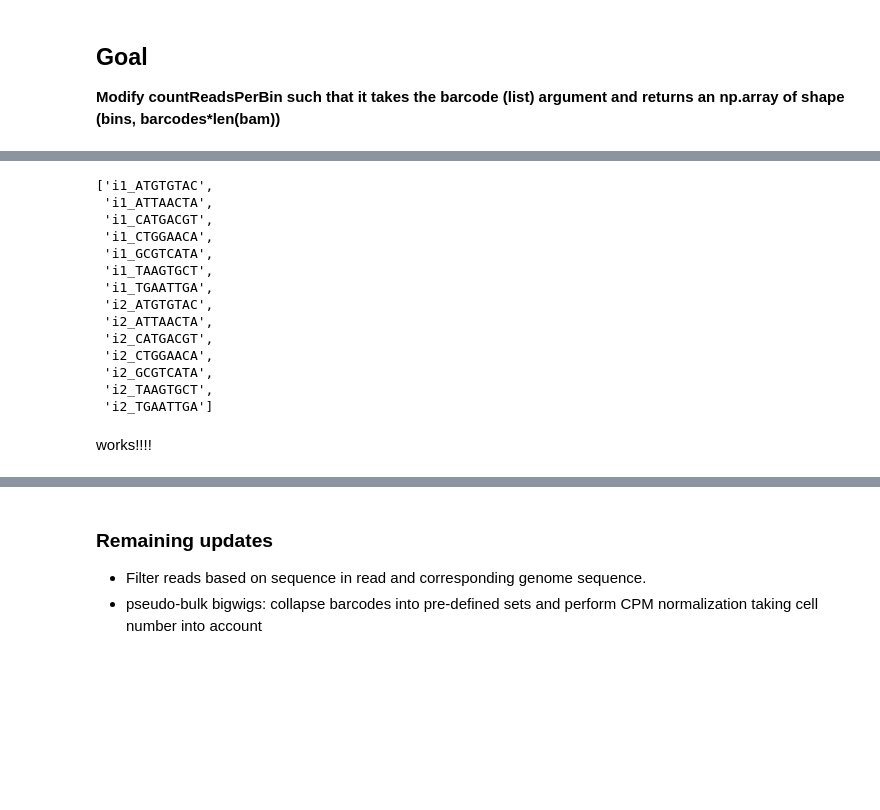
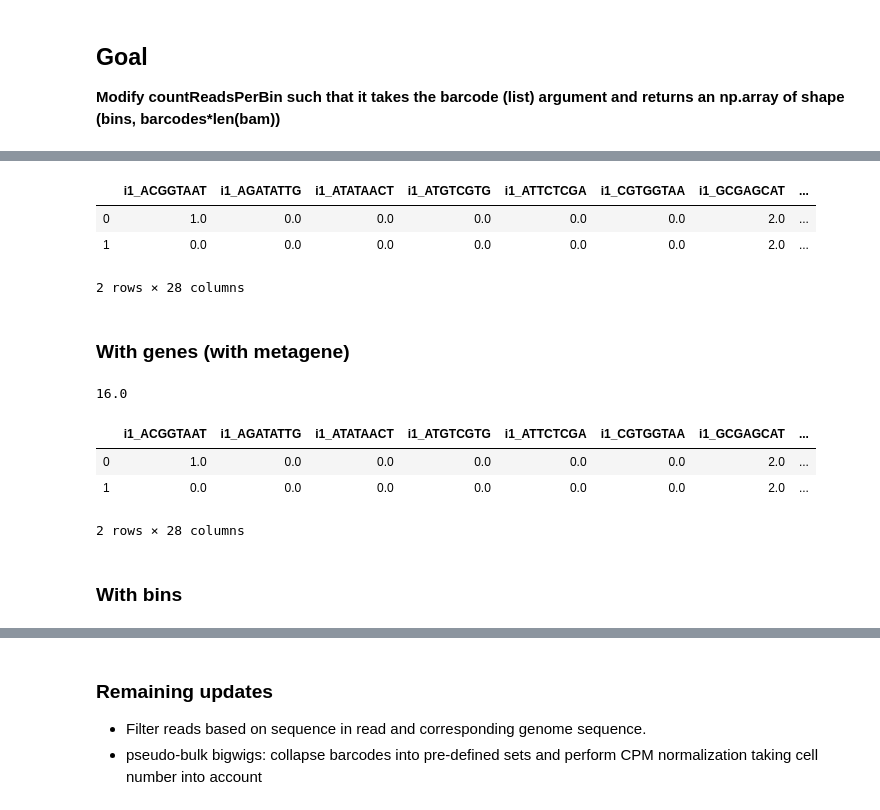
Before and after one commit to bhardwaj-lab/sincei, a Jupyter notebook: countReads_sc.ipynb, the cells around one changed output, grey strips where cells are left out. Cells and saved outputs as stored; diff of their text form; code cells hidden in the pictures; blank space fills up the shorter version.

```diff
--- a/countReads_sc.ipynb
+++ b/countReads_sc.ipynb
@@ -56,8 +64,8 @@ c = countR.CountReadsPerBin(
         bedFile=bed_file,
         blackListFileName=None,
         extendReads=None,
-        minMappingQuality=10,
-        ignoreDuplicates=True,
+        minMappingQuality=0,
+        ignoreDuplicates=False,
         center_read=False,
         samFlag_include=None,
         samFlag_exclude=None,
@@ -85,20 +82,9 @@ i.e.
-# %%
-newlabels = ["{}_{}".format(a, b) for a in labels for b in barcodes ]
-newlabels
-# %% [output]
-['i1_ATGTGTAC',
- 'i1_ATTAACTA',
- 'i1_CATGACGT',
- 'i1_CTGGAACA',
- 'i1_GCGTCATA',
- 'i1_TAAGTGCT',
- 'i1_TGAATTGA',
- 'i2_ATGTGTAC',
- 'i2_ATTAACTA',
- 'i2_CATGACGT',
- 'i2_CTGGAACA',
- 'i2_GCGTCATA',
- 'i2_TAAGTGCT',
- 'i2_TGAATTGA']
-# %% [markdown]
-works!!!!
+# %%
+pd.DataFrame(num_reads_per_bin, columns=newlabels)
+# %% [output]
+|  | i1_ACGGTAAT | i1_AGATATTG | i1_ATATAACT | i1_ATGTCGTG | i1_ATTCTCGA | i1_CGTGGTAA | i1_GCGAGCAT | ... |
+| 0 | 1.0 | 0.0 | 0.0 | 0.0 | 0.0 | 0.0 | 2.0 | ... |
+| 1 | 0.0 | 0.0 | 0.0 | 0.0 | 0.0 | 0.0 | 2.0 | ... |
+2 rows × 28 columns
+# %% [markdown]
+### With genes (with metagene)
@@ -104,0 +116,13 @@ works!!!!
+# %%
+num_reads_per_bin.sum() # should be 4
+# %% [output]
+16.0
+# %%
+pd.DataFrame(num_reads_per_bin, columns=newlabels)
+# %% [output]
+|  | i1_ACGGTAAT | i1_AGATATTG | i1_ATATAACT | i1_ATGTCGTG | i1_ATTCTCGA | i1_CGTGGTAA | i1_GCGAGCAT | ... |
+| 0 | 1.0 | 0.0 | 0.0 | 0.0 | 0.0 | 0.0 | 2.0 | ... |
+| 1 | 0.0 | 0.0 | 0.0 | 0.0 | 0.0 | 0.0 | 2.0 | ... |
+2 rows × 28 columns
+# %% [markdown]
+### With bins
```
Also changed, not shown: parts of 18 cells of this notebook, 1 other file.
